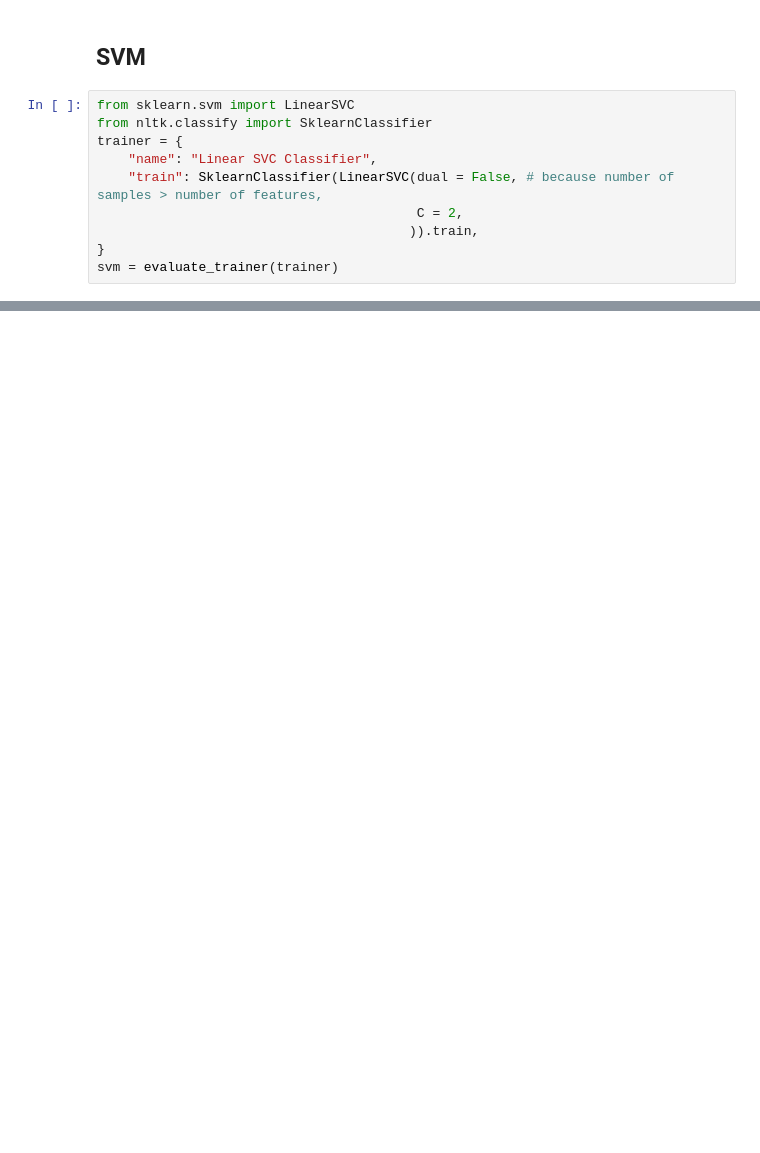
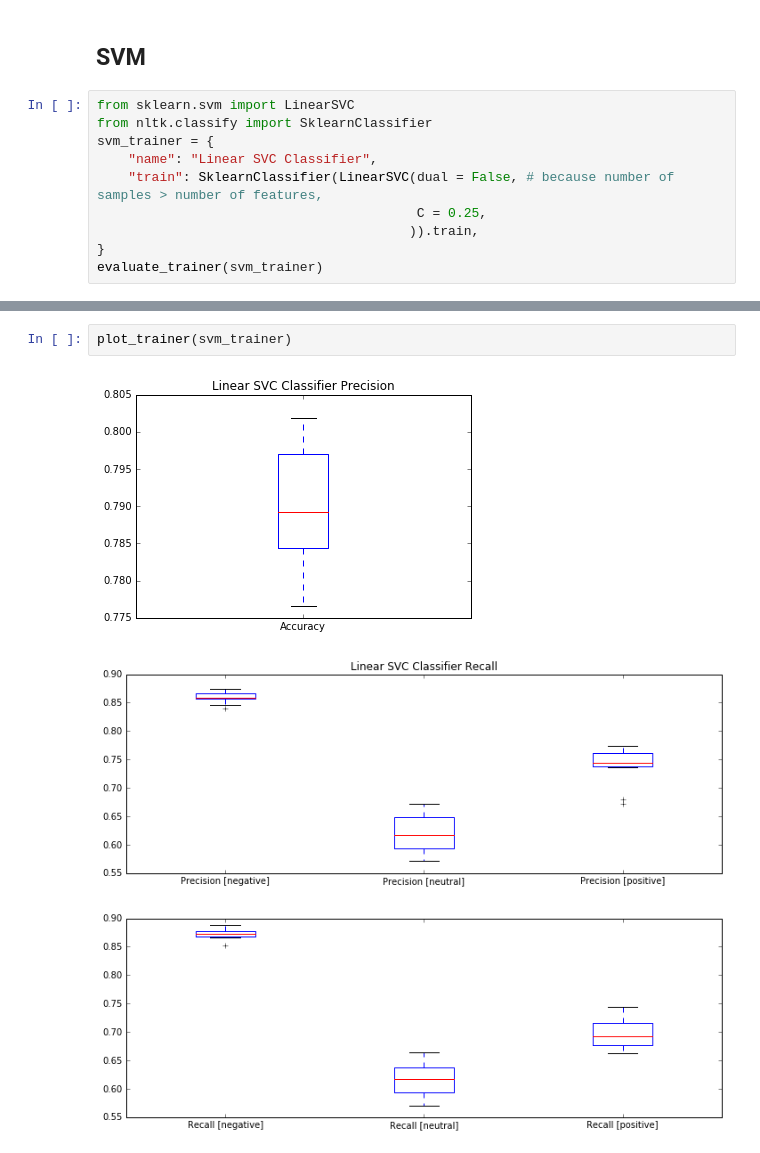
Before and after one commit to vlad-doru/master, a Jupyter notebook: TM/ML Approaches.ipynb, the cells around one changed output, grey strips where cells are left out. Drawn from its saved outputs; the diff is of its cells as text; blank space fills up the shorter version.

```diff
--- a/TM/ML Approaches.ipynb
+++ b/TM/ML Approaches.ipynb
@@ -148,12 +136,12 @@ Recall [positive] : 0.43700787401574803
 # %%
 from sklearn.svm import LinearSVC
 from nltk.classify import SklearnClassifier
-trainer = {
+svm_trainer = {
     "name": "Linear SVC Classifier",
     "train": SklearnClassifier(LinearSVC(dual = False, # because number of samples > number of features,
-                                         C = 2,
+                                         C = 0.25,
                                         )).train,
 }
-svm = evaluate_trainer(trainer)
+evaluate_trainer(svm_trainer)
 # %% [output]
 Training: Linear SVC Classifier
@@ -172,0 +164,6 @@ Recall [positive] : 0.6546184738955824
+# %%
+plot_trainer(svm_trainer)
+# %% [output]
+[figure, added]
+[figure, added]
+[figure, added]
```
Also changed, not shown: parts of 13 cells of this notebook, 2 other files.
